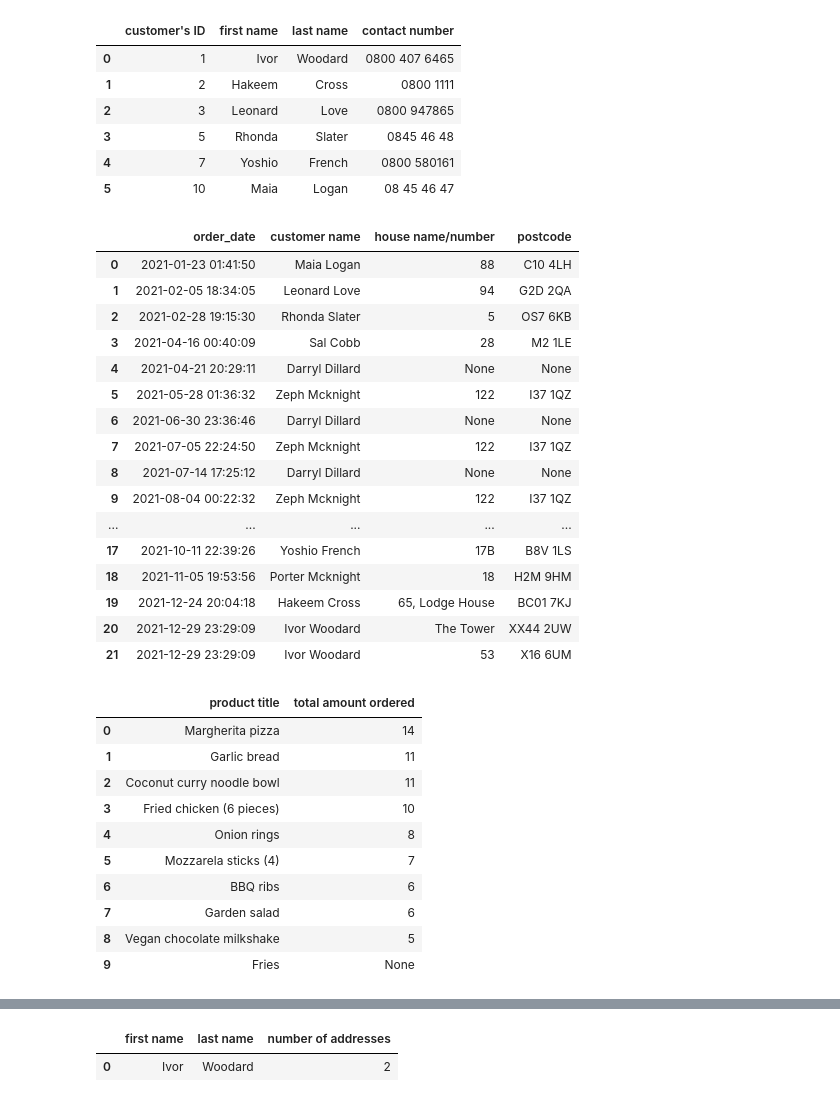
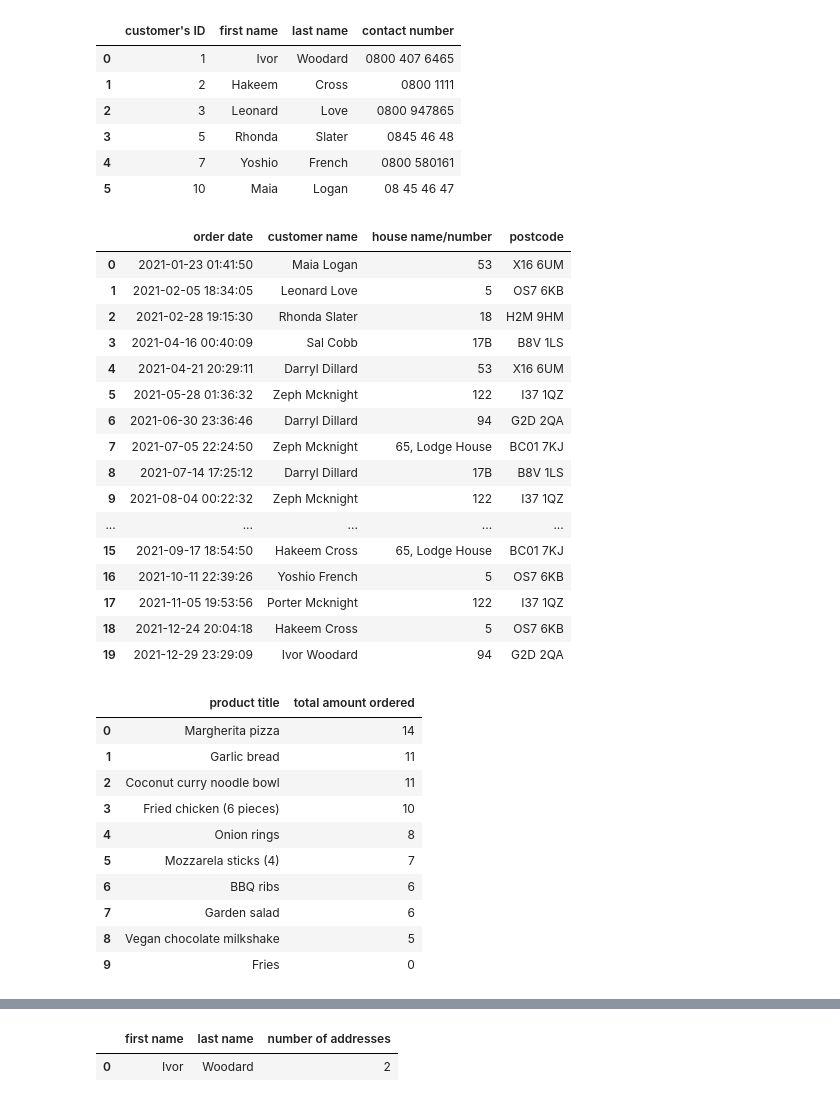
Before and after one commit to pablisch/data-analytics-fundamentals, a Jupyter notebook: data_assessment_4.ipynb, the cells around one changed output, grey strips where cells are left out. Cells and saved outputs as stored; diff of their text form; code cells hidden in the pictures.

```diff
--- a/data_assessment_4.ipynb
+++ b/data_assessment_4.ipynb
@@ -124,36 +124,39 @@ run_sql_query(query, cursor)
 # %%
 # TASK 2
 # Context - The logistics team wants to review order delivery details for tracking and delivery route optimization. They have asked for a list of all orders showing the order date, customer’s name, and the delivery address where the order was sent.
 # Task - Write a query to display the order date, customer name (first and last name combined as customer_name), and the house name/number and postcode of the delivery address for each order. Sort the results by order date in ascending order.
 query = """
         SELECT
-            o.order_date,
+            o.order_date AS "order date",
             CONCAT(c.first_name, ' ', c.last_name) AS 'customer name',
             a.house_name_number AS 'house name/number',
             a.postcode
         FROM OnlineOrder o
-            LEFT JOIN Customer c ON o.customer_id = c.id
-            LEFT JOIN Address a ON a.customer_id = c.id
-        ORDER BY o.order_date ASC;"""
+        JOIN Customer c
+            ON o.customer_id = c.id
+        JOIN Address a
+            ON o.delivery_address_id = a.id
+        ORDER BY o.order_date ASC;
+        """
 run_sql_query(query, cursor)
 # %% [output]
-|  | order_date | customer name | house name/number | postcode |
-| 0 | 2021-01-23 01:41:50 | Maia Logan | 88 | C10 4LH |
-| 1 | 2021-02-05 18:34:05 | Leonard Love | 94 | G2D 2QA |
-| 2 | 2021-02-28 19:15:30 | Rhonda Slater | 5 | OS7 6KB |
-| 3 | 2021-04-16 00:40:09 | Sal Cobb | 28 | M2 1LE |
-| 4 | 2021-04-21 20:29:11 | Darryl Dillard | None | None |
+|  | order date | customer name | house name/number | postcode |
+| 0 | 2021-01-23 01:41:50 | Maia Logan | 53 | X16 6UM |
+| 1 | 2021-02-05 18:34:05 | Leonard Love | 5 | OS7 6KB |
+| 2 | 2021-02-28 19:15:30 | Rhonda Slater | 18 | H2M 9HM |
+| 3 | 2021-04-16 00:40:09 | Sal Cobb | 17B | B8V 1LS |
+| 4 | 2021-04-21 20:29:11 | Darryl Dillard | 53 | X16 6UM |
 | 5 | 2021-05-28 01:36:32 | Zeph Mcknight | 122 | I37 1QZ |
-| 6 | 2021-06-30 23:36:46 | Darryl Dillard | None | None |
-| 7 | 2021-07-05 22:24:50 | Zeph Mcknight | 122 | I37 1QZ |
-| 8 | 2021-07-14 17:25:12 | Darryl Dillard | None | None |
+| 6 | 2021-06-30 23:36:46 | Darryl Dillard | 94 | G2D 2QA |
+| 7 | 2021-07-05 22:24:50 | Zeph Mcknight | 65, Lodge House | BC01 7KJ |
+| 8 | 2021-07-14 17:25:12 | Darryl Dillard | 17B | B8V 1LS |
 | 9 | 2021-08-04 00:22:32 | Zeph Mcknight | 122 | I37 1QZ |
 | ... | ... | ... | ... | ... |
-| 17 | 2021-10-11 22:39:26 | Yoshio French | 17B | B8V 1LS |
-| 18 | 2021-11-05 19:53:56 | Porter Mcknight | 18 | H2M 9HM |
-| 19 | 2021-12-24 20:04:18 | Hakeem Cross | 65, Lodge House | BC01 7KJ |
-| 20 | 2021-12-29 23:29:09 | Ivor Woodard | The Tower | XX44 2UW |
-| 21 | 2021-12-29 23:29:09 | Ivor Woodard | 53 | X16 6UM |
+| 15 | 2021-09-17 18:54:50 | Hakeem Cross | 65, Lodge House | BC01 7KJ |
+| 16 | 2021-10-11 22:39:26 | Yoshio French | 5 | OS7 6KB |
+| 17 | 2021-11-05 19:53:56 | Porter Mcknight | 122 | I37 1QZ |
+| 18 | 2021-12-24 20:04:18 | Hakeem Cross | 5 | OS7 6KB |
+| 19 | 2021-12-29 23:29:09 | Ivor Woodard | 94 | G2D 2QA |
 # %%
 # TASK 3
 # Context - The marketing team is planning a promotional campaign and wants to focus on the most popular products. You have been asked to generate a list of products, along with the total number of times each product was ordered. The list should be sorted from the most to the least popular product.
@@ -161,11 +164,13 @@ run_sql_query(query, cursor)
 query = """
         SELECT
             p.title AS 'product title',
-            SUM(o.amount) AS "total amount ordered"
+            COALESCE(SUM(oc.amount), 0) AS "total amount ordered"
         FROM Product p
-            LEFT JOIN OrderContent o ON o.product_id = p.id
+        LEFT JOIN OrderContent oc
+            ON oc.product_id = p.id
         GROUP BY p.title
-        ORDER BY SUM(o.amount) DESC;"""
+        ORDER BY COALESCE(SUM(oc.amount), 0) DESC;
+        """
 run_sql_query(query, cursor)
 # %% [output]
 |  | product title | total amount ordered |
@@ -178,4 +183,4 @@ run_sql_query(query, cursor)
 | 6 | BBQ ribs | 6 |
 | 7 | Garden salad | 6 |
 | 8 | Vegan chocolate milkshake | 5 |
-| 9 | Fries | None |
+| 9 | Fries | 0 |
```
Also changed, not shown: parts of 3 cells of this notebook.
